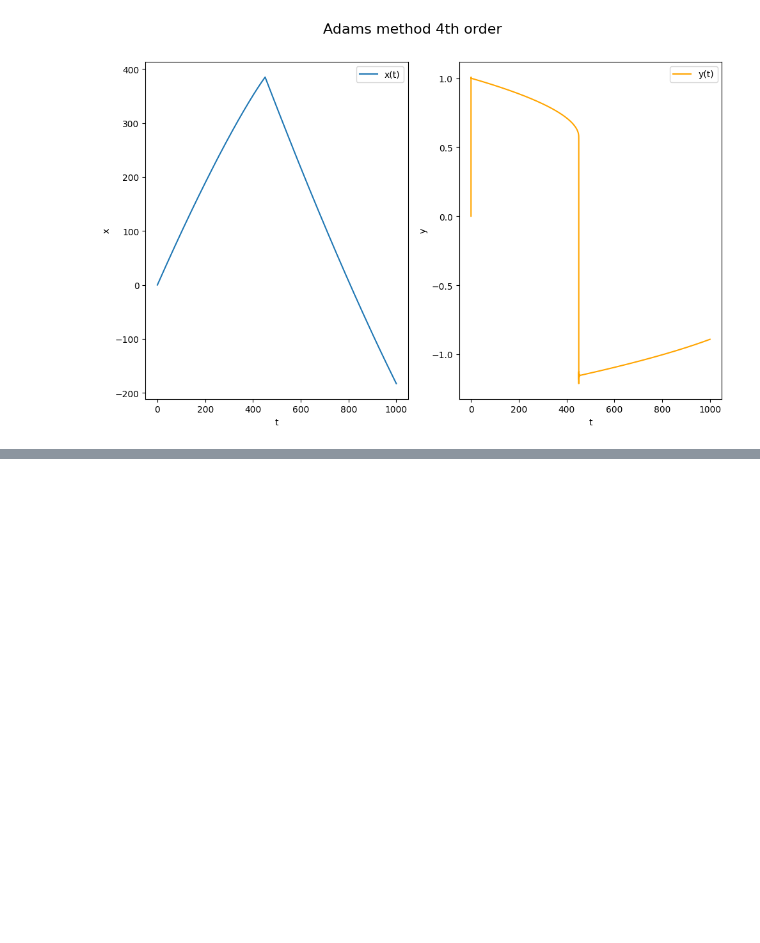
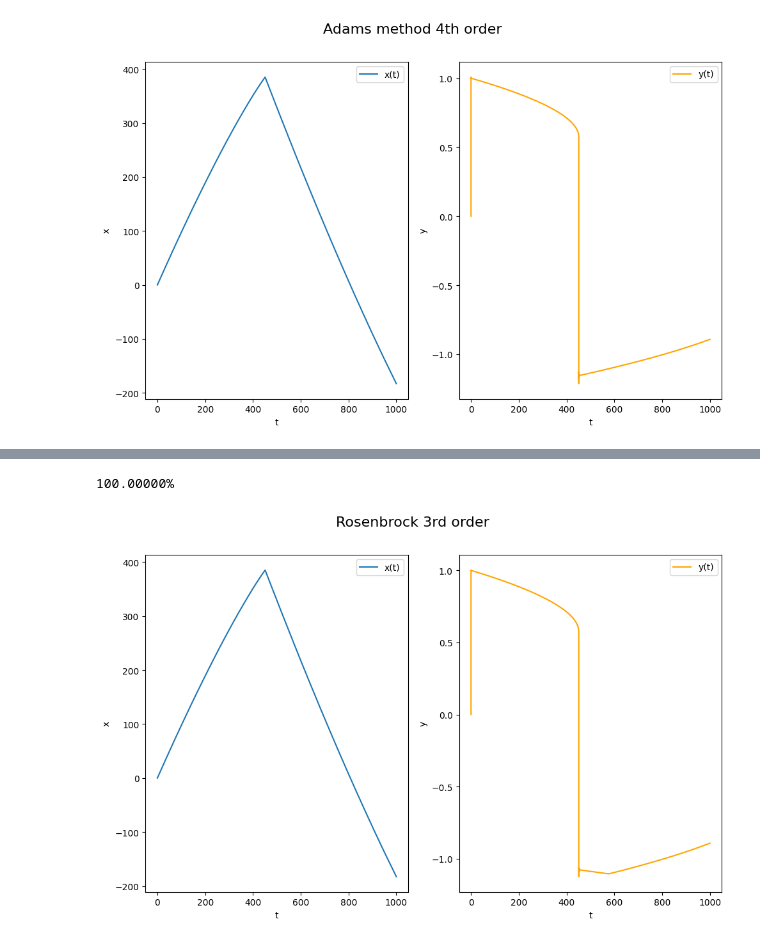
Before and after one commit to VoyakaGOD/computational-mathematics, a Jupyter notebook: stiff-ODE-systems.ipynb, the cells around one changed output, grey strips where cells are left out. Saved outputs shown, nothing was run; the diff lists cells and outputs as text; code cells hidden in the pictures; blank space fills up the shorter version.

```diff
--- a/stiff-ODE-systems.ipynb
+++ b/stiff-ODE-systems.ipynb
@@ -120,0 +122,11 @@ KeyboardInterrupt:
+# %%
+h = 5e-4
+N = int(T/h)
+ts = [(h * n) for n in range(N + 1)]
+
+show_result(ts, RosenbrockWannerMethods.implicit_3_order(auto_f, u0, h, N), "Rosenbrock 3rd order")
+
+#5m 52s
+# %% [output]
+100.00000%
+[figure, added]
```
Also changed, not shown: parts of 4 cells of this notebook, 1 other file.
